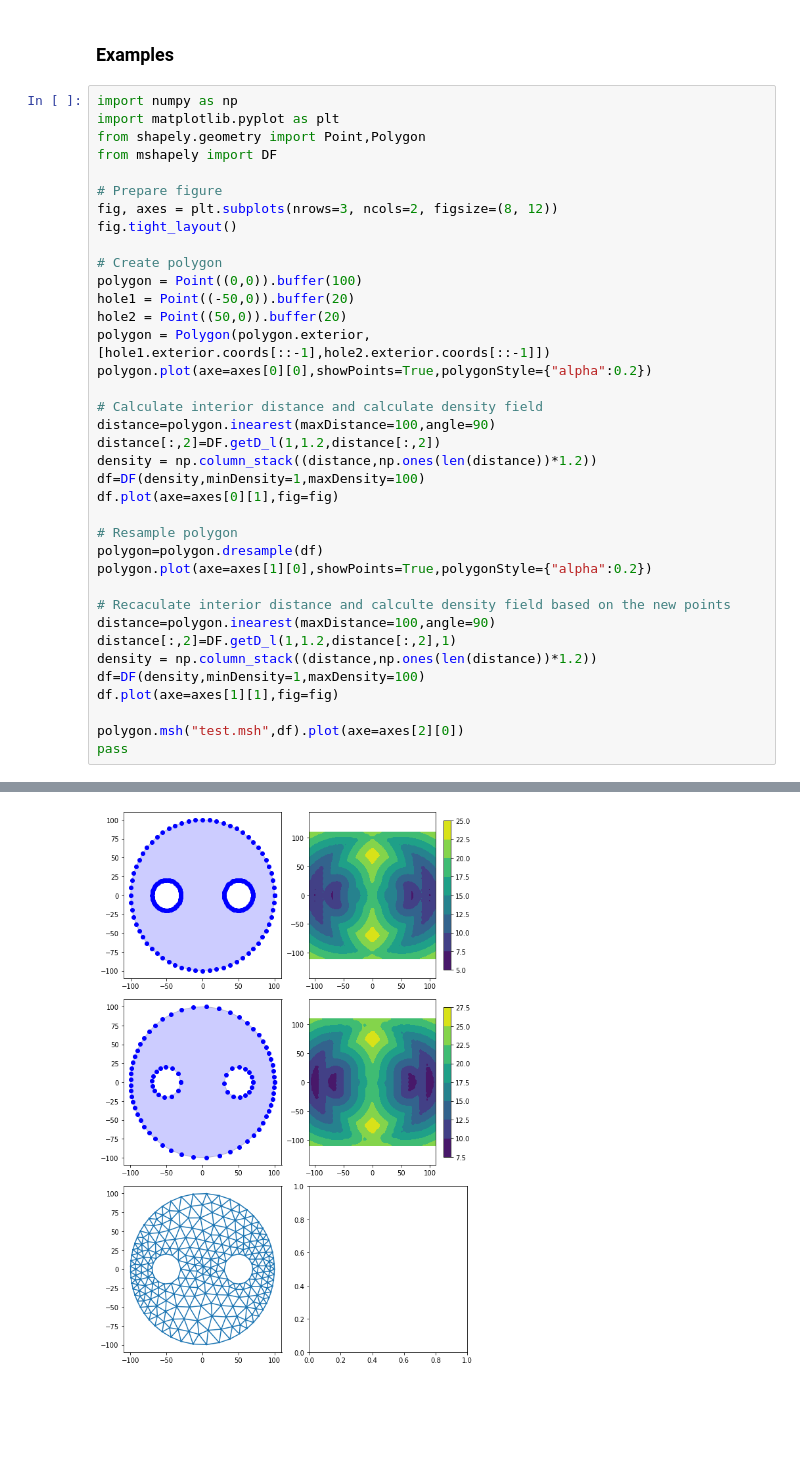
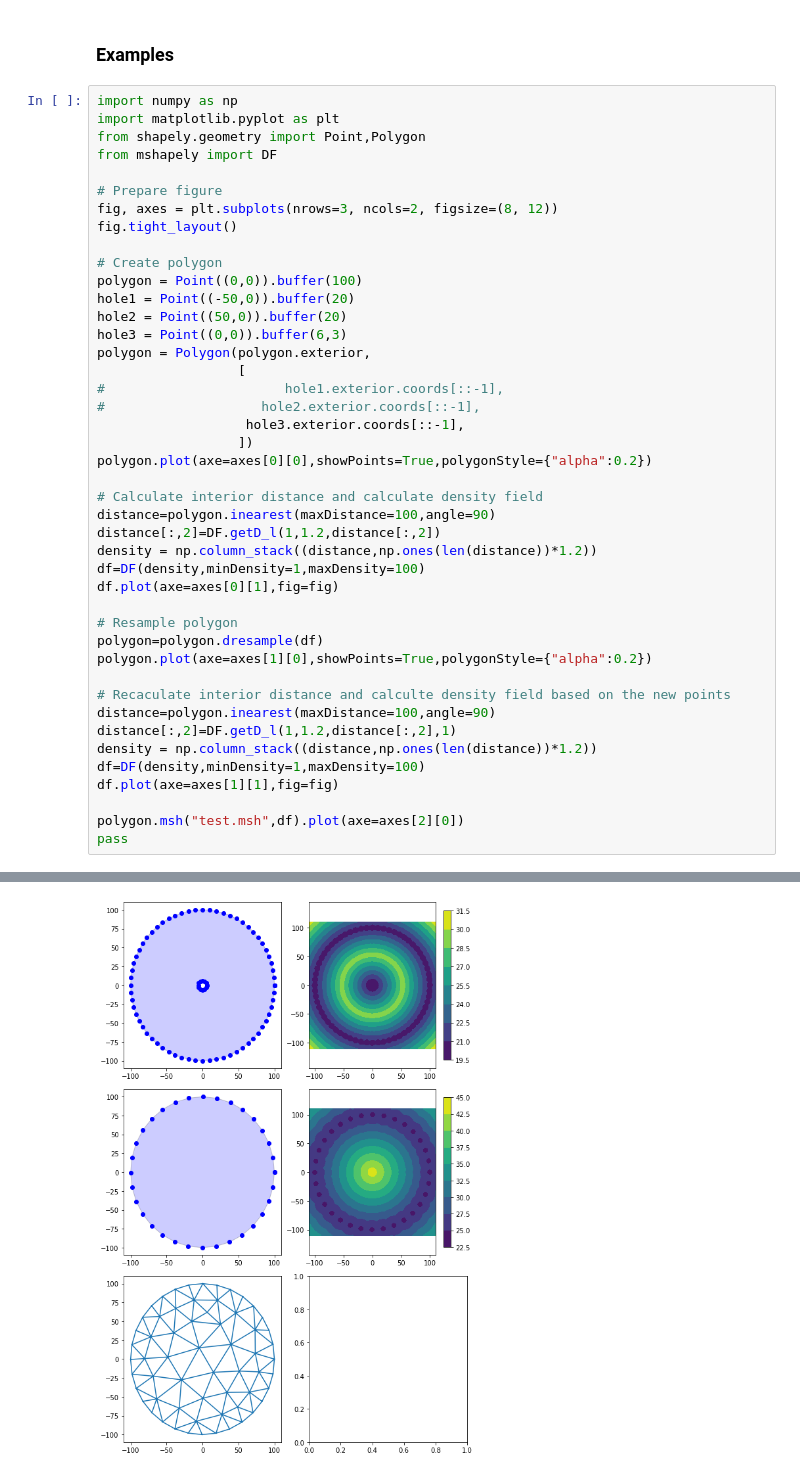
Before and after one commit to meracan/mmesh, a Jupyter notebook: doc/doc_mmesh.ipynb, the cells around one changed output, grey strips where cells are left out. Cells and saved outputs as stored; diff of their text form; blank space fills up the shorter version.

```diff
--- a/doc/doc_mmesh.ipynb
+++ b/doc/doc_mmesh.ipynb
@@ -37,7 +37,13 @@ fig.tight_layout()
 polygon = Point((0,0)).buffer(100)
 hole1 = Point((-50,0)).buffer(20)
 hole2 = Point((50,0)).buffer(20)
-polygon = Polygon(polygon.exterior,[hole1.exterior.coords[::-1],hole2.exterior.coords[::-1]])
+hole3 = Point((0,0)).buffer(6,3)
+polygon = Polygon(polygon.exterior,
+                  [
+#                       hole1.exterior.coords[::-1],
+#                    hole2.exterior.coords[::-1],
+                   hole3.exterior.coords[::-1],
+                  ])
 polygon.plot(axe=axes[0][0],showPoints=True,polygonStyle={"alpha":0.2})
 
 # Calculate interior distance and calculate density field
@@ -64 +72 @@ pass
-[figure, old version]
+[figure, new version]
```
Also changed, not shown: parts of 1 cell of this notebook, 15 other files.
